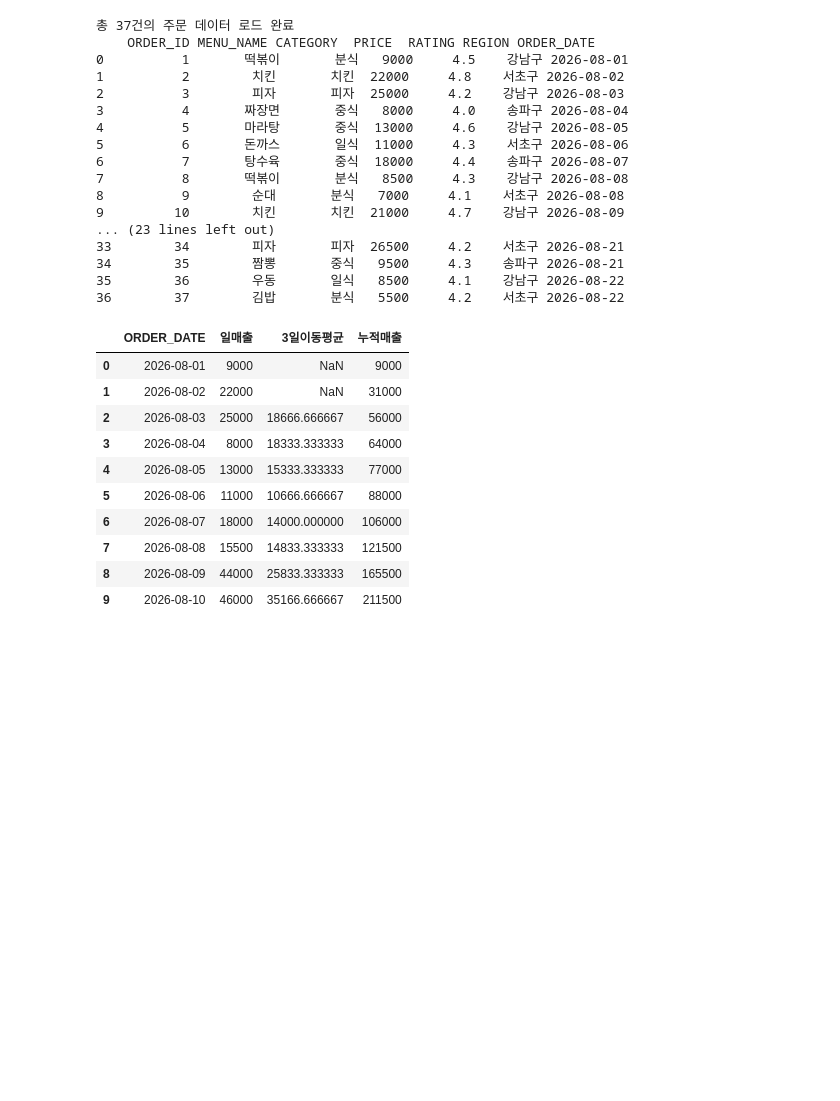
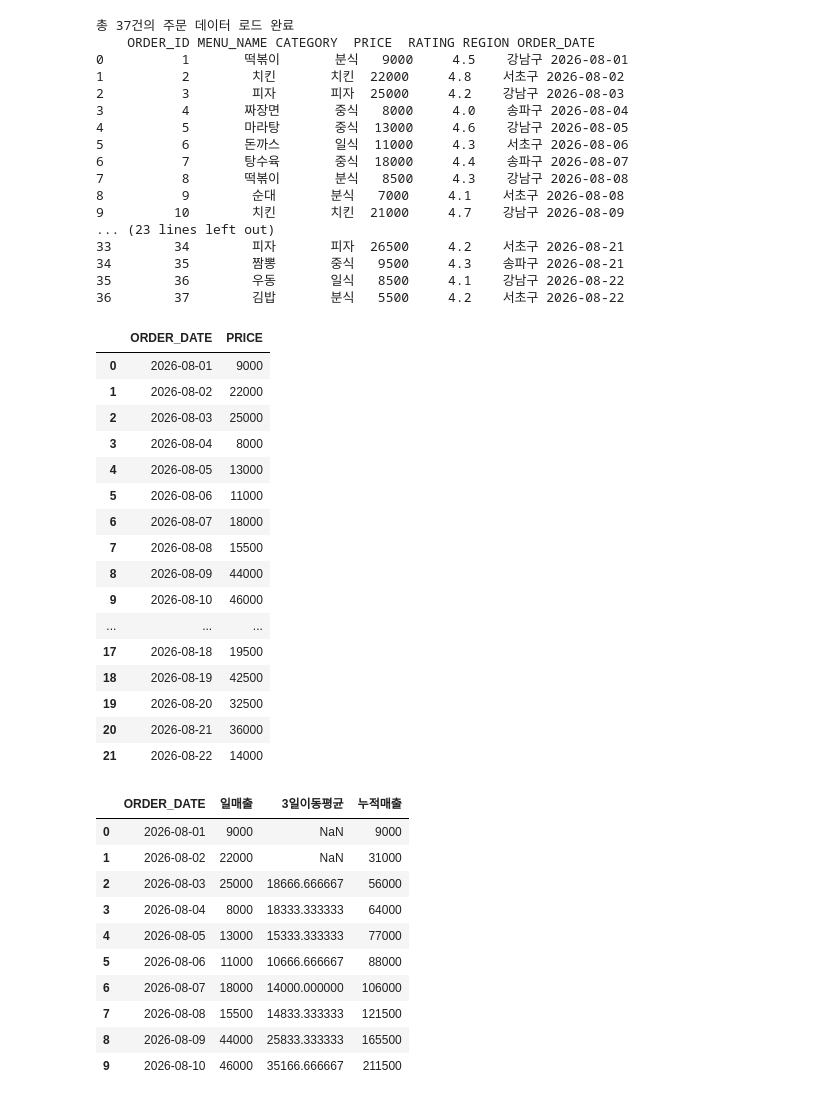
Before and after one commit to Paplani/pythonsource_1, a Jupyter notebook: dataScience/chapter02/ex08_이동평균_시계열분석.ipynb, the cells around one changed output. Saved outputs shown, nothing was run; the diff lists cells and outputs as text; code cells hidden in the pictures; blank space fills up the shorter version.

```diff
--- a/dataScience/chapter02/ex08_이동평균_시계열분석.ipynb
+++ b/dataScience/chapter02/ex08_이동평균_시계열분석.ipynb
@@ -12,7 +12,7 @@ import numpy as np
 
 load_dotenv()
 
-USER = os.getenv("USER")
+USER = os.getenv("DB_USER")
 PASSWORD = os.getenv("PASSWORD")
 DSN = os.getenv("DSN")
 # %%
@@ -46,6 +52,27 @@ print(df)
 34        35        짬뽕       중식   9500     4.3    송파구 2026-08-21
 35        36        우동       일식   8500     4.1    강남구 2026-08-22
 36        37        김밥       분식   5500     4.2    서초구 2026-08-22
+# %%
+daily_sales = df.groupby("ORDER_DATE")["PRICE"].sum().reset_index()
+daily_sales   # ORDER_DATE가 index컬럼으로 취급되어 분석하기 위한 접근이 안됨
+# %% [output]
+|  | ORDER_DATE | PRICE |
+| 0 | 2026-08-01 | 9000 |
+| 1 | 2026-08-02 | 22000 |
+| 2 | 2026-08-03 | 25000 |
+| 3 | 2026-08-04 | 8000 |
+| 4 | 2026-08-05 | 13000 |
+| 5 | 2026-08-06 | 11000 |
+| 6 | 2026-08-07 | 18000 |
+| 7 | 2026-08-08 | 15500 |
+| 8 | 2026-08-09 | 44000 |
+| 9 | 2026-08-10 | 46000 |
+| ... | ... | ... |
+| 17 | 2026-08-18 | 19500 |
+| 18 | 2026-08-19 | 42500 |
+| 19 | 2026-08-20 | 32500 |
+| 20 | 2026-08-21 | 36000 |
+| 21 | 2026-08-22 | 14000 |
 # %%
 daily_sales = df.groupby("ORDER_DATE")["PRICE"].sum().reset_index()
 daily_sales.columns = ["ORDER_DATE", "일매출"]
```
Also changed, not shown: parts of 3 cells of this notebook, 25 other files.
